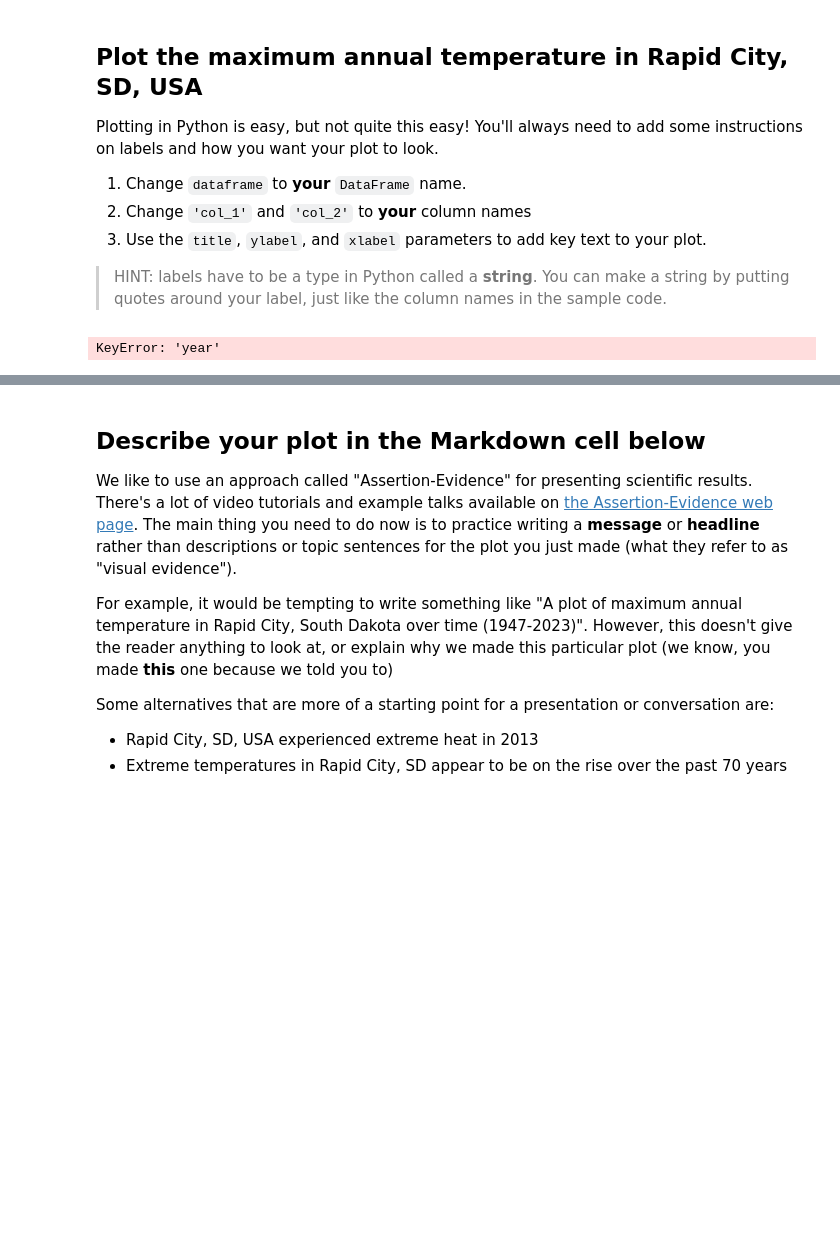
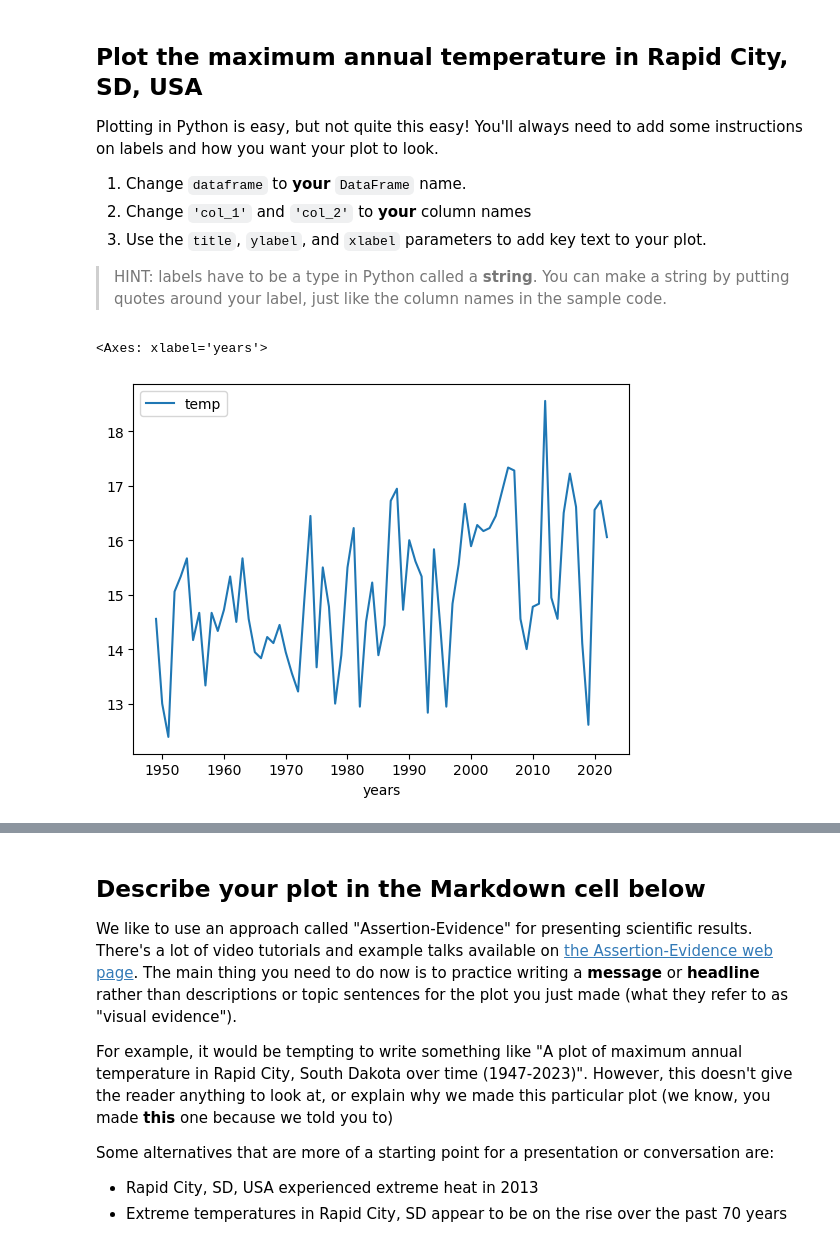
Before and after one commit to cleedle/get-started-with-reproducible-science-cleedle, a Jupyter notebook: get_started_with_open_reproducible_science.ipynb, the cells around one changed output, grey strips where cells are left out. Saved outputs shown, nothing was run; the diff lists cells and outputs as text; code cells hidden in the pictures; blank space fills up the shorter version.

Commit message:
completed up to cleaning up the years for Colorado Springs

```diff
--- a/get_started_with_open_reproducible_science.ipynb
+++ b/get_started_with_open_reproducible_science.ipynb
@@ -192,11 +192,11 @@ The cell below contains the URL for the data you will use in this part of the no
      > HINT: You should see two vertical lines in each cell - don't let your code go past the second line
   3. At the end of the cell where you define your url variable, **call your variable (type out its name)** so it can be tested.
 # %%
-rapid_city_temp_url = ("https://www.ncei.noaa.gov/access/monitoring"
+rapid_city_temps = ("https://www.ncei.noaa.gov/access/monitoring"
                         "/climate-at-a-glance/city/time-series"
                         "/USW00024090/tmax/ann/2/1949-2023.csv")
 
-rapid_city_temp_url
+rapid_city_temps
 # %% [output]
 'https://www.ncei.noaa.gov/access/monitoring/climate-at-a-glance/city/time-series/USW00024090/tmax/ann/2/1949-2023.csv'
 # %%
@@ -239,7 +239,7 @@ YOUR ANSWER HERE
 **Make sure to call your `DataFrame` by typing it's name as the last line of your code cell** Then, you will be able to run the test cell below and find out if your answer is correct.
 # %%
 #download
-NCEI_Temperatures = pd.read_csv(rapid_city_temp_url, header = 3, names = ['years', 'temp'])
+NCEI_Temperatures = pd.read_csv(rapid_city_temps, header = 3, names = ['years', 'temp'])
 NCEI_Temperatures
 # %% [output]
 |  | years | temp |
@@ -411,9 +411,10 @@ Plotting in Python is easy, but not quite this easy! You'll always need to add s
 
 > HINT: labels have to be a type in Python called a **string**. You can make a string by putting quotes around your label, just like the column names in the sample code.
 # %%
-NCEI_Temperatures.plot(x= 'col_1', y ='col_2')
+NCEI_Temperatures.plot (x= 'years', y ='temp')
 # %% [output]
-KeyError: 'year'
+<Axes: xlabel='years'>
+[figure, added]
 # %% [markdown]
 **THIS ISN'T THE END! Don't forget to complete the next task where you will describe your plot**
 
```
Also changed, not shown: parts of 8 cells of this notebook.
